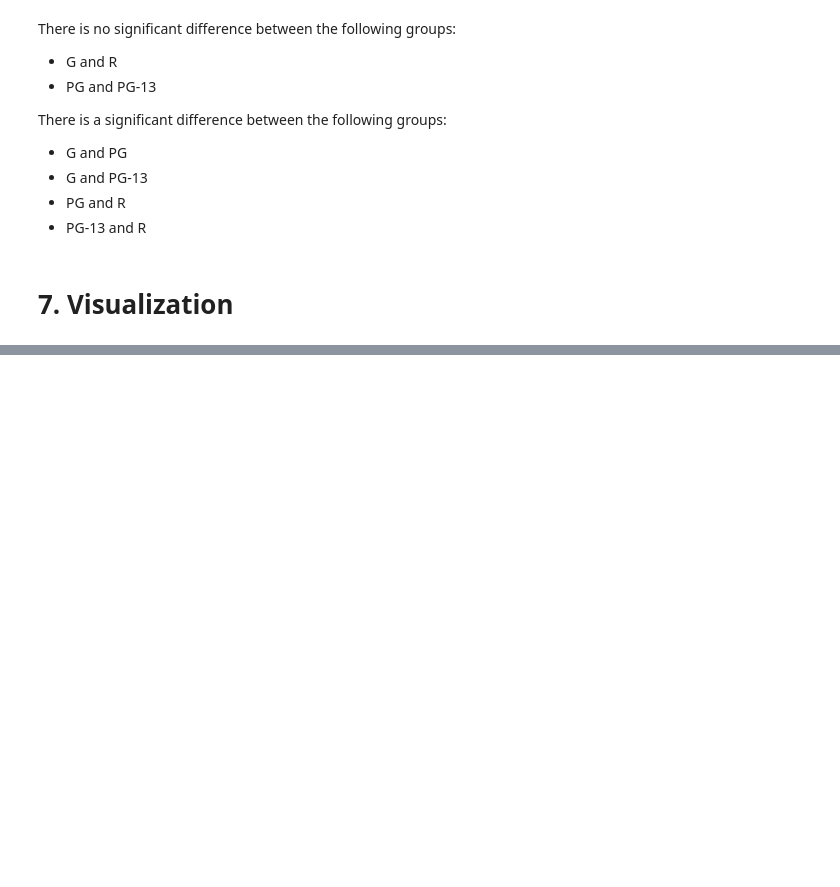
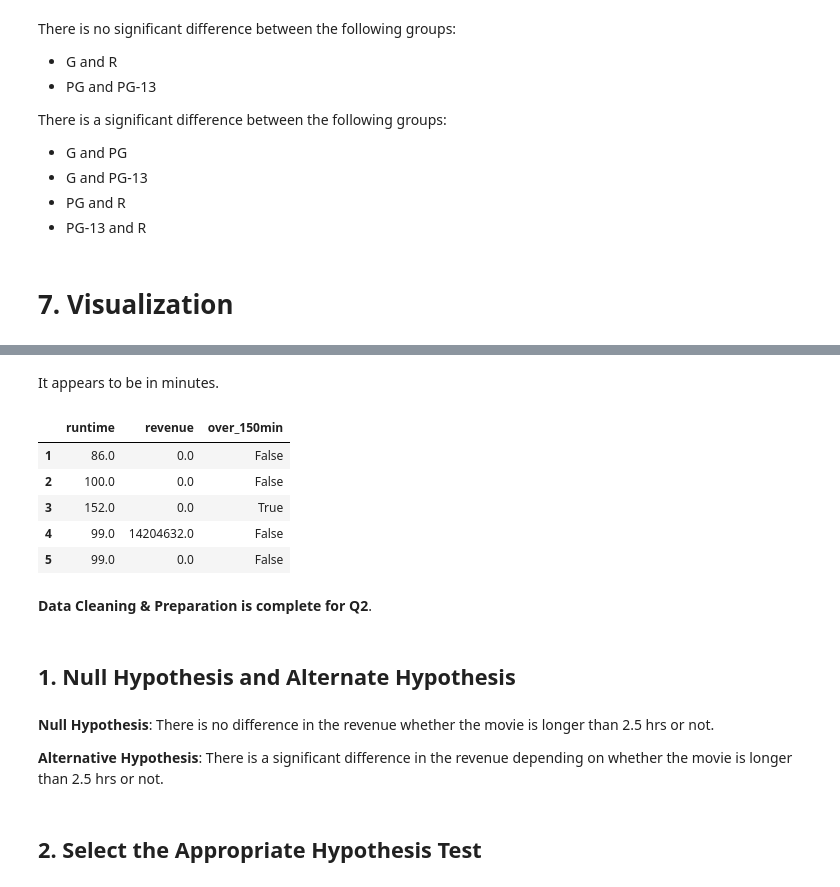
Before and after one commit to ericakitano/Project-3---Movies, a Jupyter notebook: Part 4 - Hypothesis_Testing.ipynb, the cells around one changed output, grey strips where cells are left out. Cells and saved outputs as stored; diff of their text form; code cells hidden in the pictures; blank space fills up the shorter version.

```diff
--- a/Part 4 - Hypothesis_Testing.ipynb
+++ b/Part 4 - Hypothesis_Testing.ipynb
@@ -674,0 +728,2 @@ Text(0.5, 1.0, 'Comparison of average revenue per certification group')
+# %% [markdown]
+It appears to be in minutes.
@@ -674,0 +733,19 @@ Text(0.5, 1.0, 'Comparison of average revenue per certification group')
+# %%
+Q2_df.head()
+# %% [output]
+|  | runtime | revenue | over_150min |
+| 1 | 86.0 | 0.0 | False |
+| 2 | 100.0 | 0.0 | False |
+| 3 | 152.0 | 0.0 | True |
+| 4 | 99.0 | 14204632.0 | False |
+| 5 | 99.0 | 0.0 | False |
+# %% [markdown]
+**Data Cleaning & Preparation is complete for Q2**.
+# %% [markdown]
+## 1. Null Hypothesis and Alternate Hypothesis
+# %% [markdown]
+**Null Hypothesis**: There is no difference in the revenue whether the movie is longer than 2.5 hrs or not.
+
+**Alternative Hypothesis**: There is a significant difference in the revenue depending on whether the movie is longer than 2.5 hrs or not.
+# %% [markdown]
+## 2. Select the Appropriate Hypothesis Test
```
Also changed, not shown: parts of 48 cells of this notebook.
